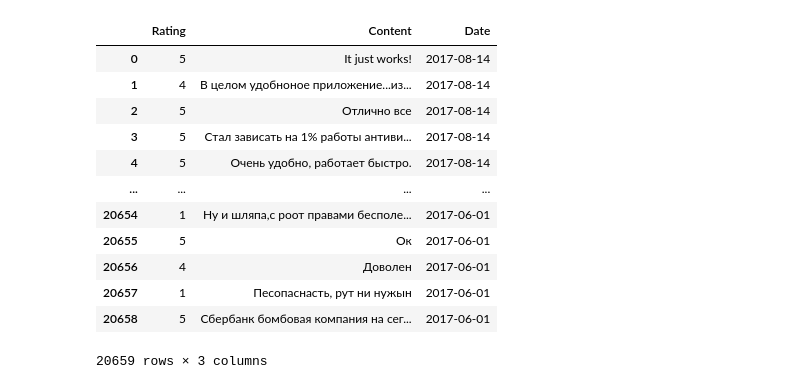
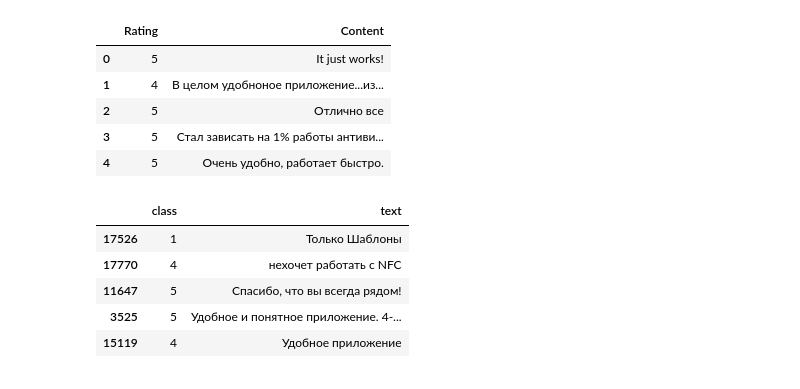
Before and after one commit to zaldeg/2021_06_28_Introduction_to_Natural_language_Processing, a Jupyter notebook: lesson7_dz/hw_7.ipynb, the cells around one changed output. Cells and saved outputs as stored; diff of their text form; code cells hidden in the pictures.

```diff
--- a/lesson7_dz/hw_7.ipynb
+++ b/lesson7_dz/hw_7.ipynb
@@ -6,18 +6,11 @@ df = pd.read_excel('отзывы за лето.xls')
 # %%
 df.drop('Date', axis=1, inplace=True)
 # %%
-df
+df.head(5)
 # %% [output]
-|  | Rating | Content | Date |
-| 0 | 5 | It just works! | 2017-08-14 |
-| 1 | 4 | В целом удобноное приложение...из... | 2017-08-14 |
-| 2 | 5 | Отлично все | 2017-08-14 |
-| 3 | 5 | Стал зависать на 1% работы антиви... | 2017-08-14 |
-| 4 | 5 | Очень удобно, работает быстро. | 2017-08-14 |
-| ... | ... | ... | ... |
-| 20654 | 1 | Ну и шляпа,с роот правами бесполе... | 2017-06-01 |
-| 20655 | 5 | Ок | 2017-06-01 |
-| 20656 | 4 | Доволен | 2017-06-01 |
-| 20657 | 1 | Песопаснасть, рут ни нужын | 2017-06-01 |
-| 20658 | 5 | Сбербанк бомбовая компания на сег... | 2017-06-01 |
+|  | Rating | Content |
+| 0 | 5 | It just works! |
+| 1 | 4 | В целом удобноное приложение...из... |
+| 2 | 5 | Отлично все |
+| 3 | 5 | Стал зависать на 1% работы антиви... |
+| 4 | 5 | Очень удобно, работает быстро. |
-20659 rows × 3 columns
@@ -23,0 +33,9 @@ df
+# %%
+df_train.head(5)
+# %% [output]
+|  | class | text |
+| 17526 | 1 | Только Шаблоны |
+| 17770 | 4 | нехочет работать с NFC |
+| 11647 | 5 | Спасибо, что вы всегда рядом! |
+| 3525 | 5 | Удобное и понятное приложение. 4-... |
+| 15119 | 4 | Удобное приложение |
```
Also changed, not shown: parts of 39 cells of this notebook.
